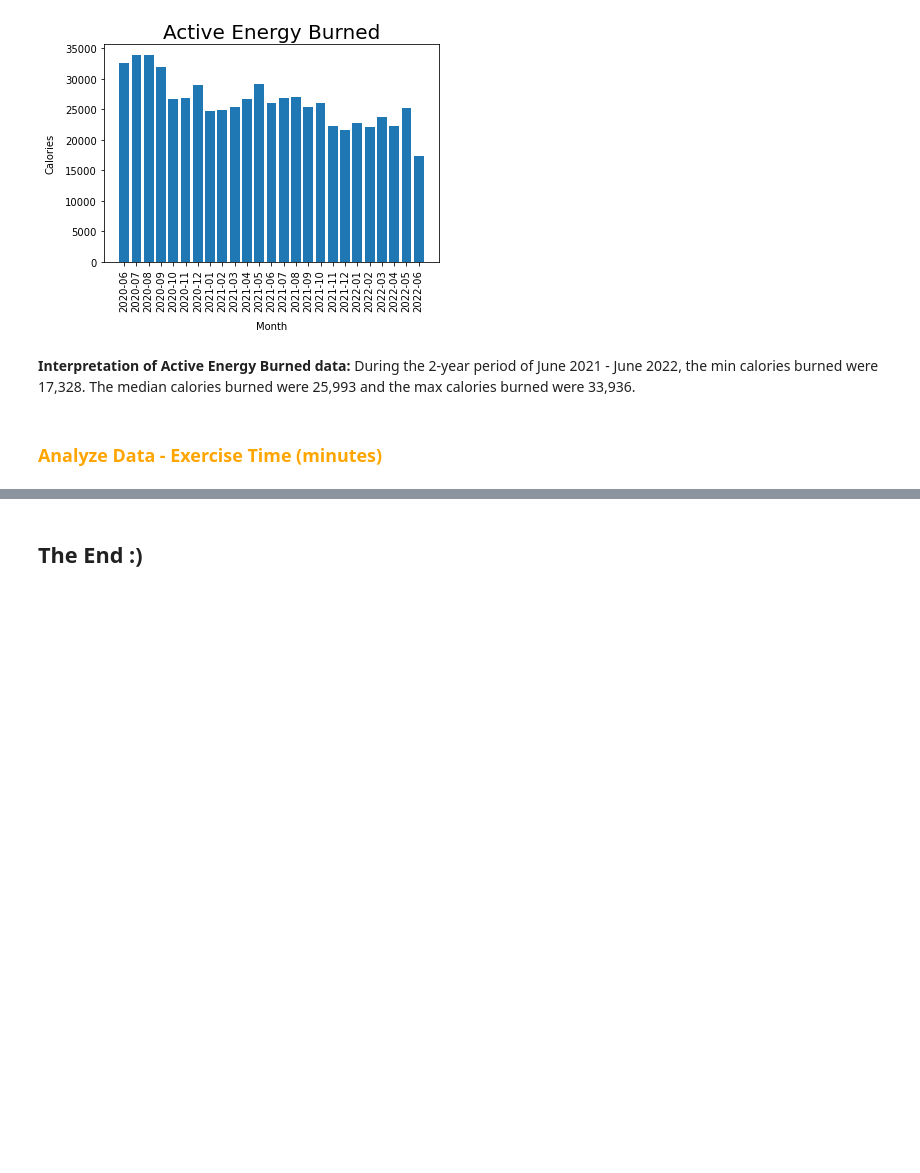
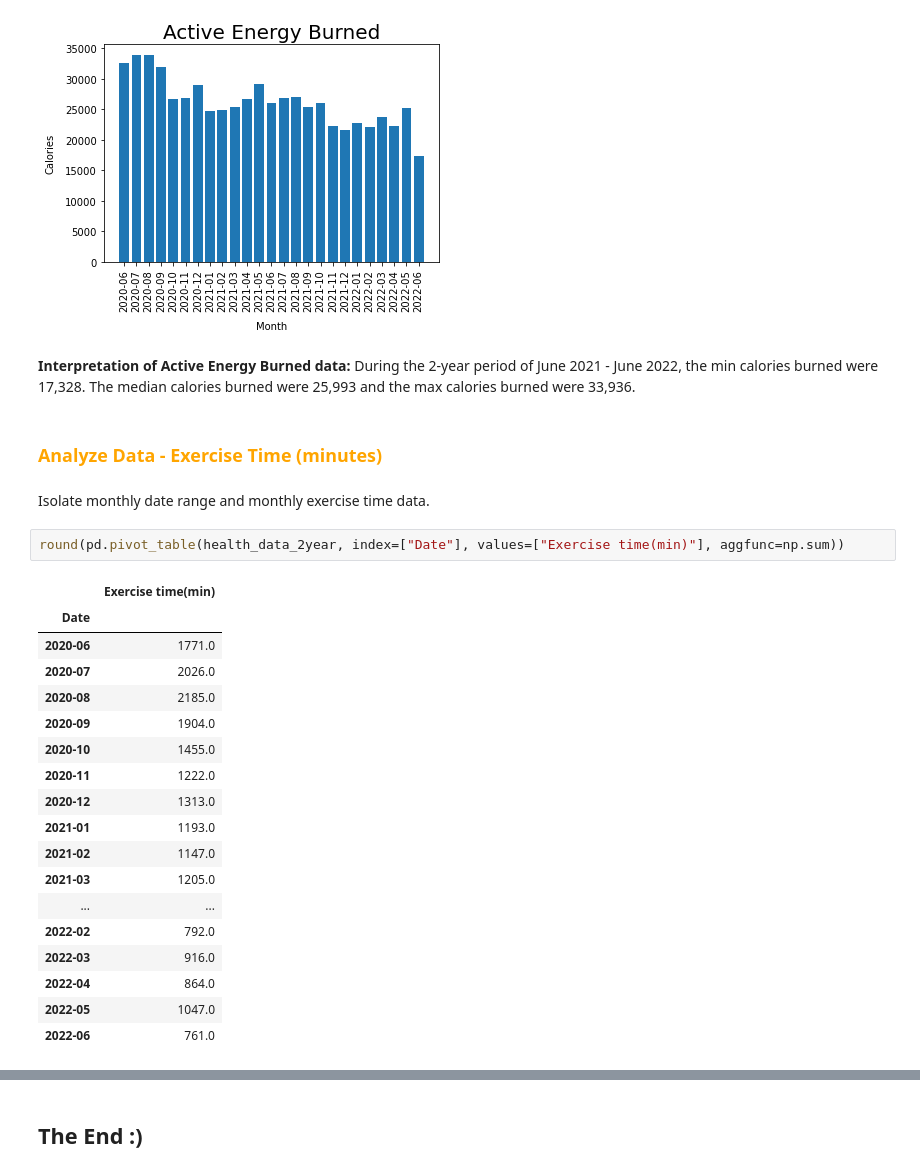
Before and after one commit to KimBug29/AppleDataKW, a Jupyter notebook: HealthData.ipynb, the cells around one changed output, grey strips where cells are left out. Drawn from its saved outputs; the diff is of its cells as text; blank space fills up the shorter version.

```diff
--- a/HealthData.ipynb
+++ b/HealthData.ipynb
@@ -108,3 +108,26 @@ plt.show()
 During the 2-year period of June 2021 - June 2022, the min calories burned were 17,328. The median calories burned were 25,993 and the max calories burned were 33,936.
 # %% [markdown]
 <h3 style="font-size:3rm;color:orange;">Analyze Data - Exercise Time (minutes)</h3>
+# %% [markdown]
+Isolate monthly date range and monthly exercise time data.
+# %%
+round(pd.pivot_table(health_data_2year, index=["Date"], values=["Exercise time(min)"], aggfunc=np.sum))
+# %% [output]
+|  | Exercise time(min) |
+| Date |  |
+| 2020-06 | 1771.0 |
+| 2020-07 | 2026.0 |
+| 2020-08 | 2185.0 |
+| 2020-09 | 1904.0 |
+| 2020-10 | 1455.0 |
+| 2020-11 | 1222.0 |
+| 2020-12 | 1313.0 |
+| 2021-01 | 1193.0 |
+| 2021-02 | 1147.0 |
+| 2021-03 | 1205.0 |
+| ... | ... |
+| 2022-02 | 792.0 |
+| 2022-03 | 916.0 |
+| 2022-04 | 864.0 |
+| 2022-05 | 1047.0 |
+| 2022-06 | 761.0 |
```
Also changed, not shown: parts of 5 cells of this notebook.
